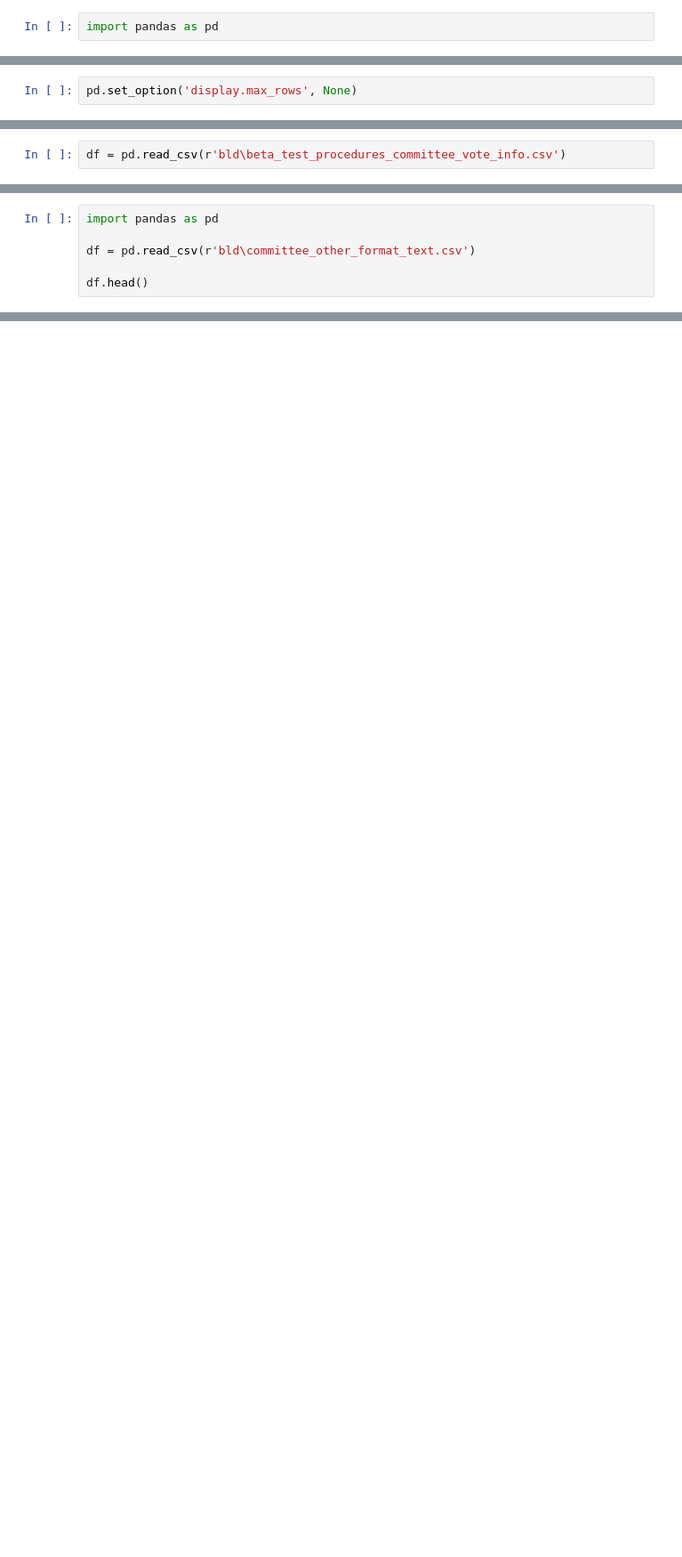
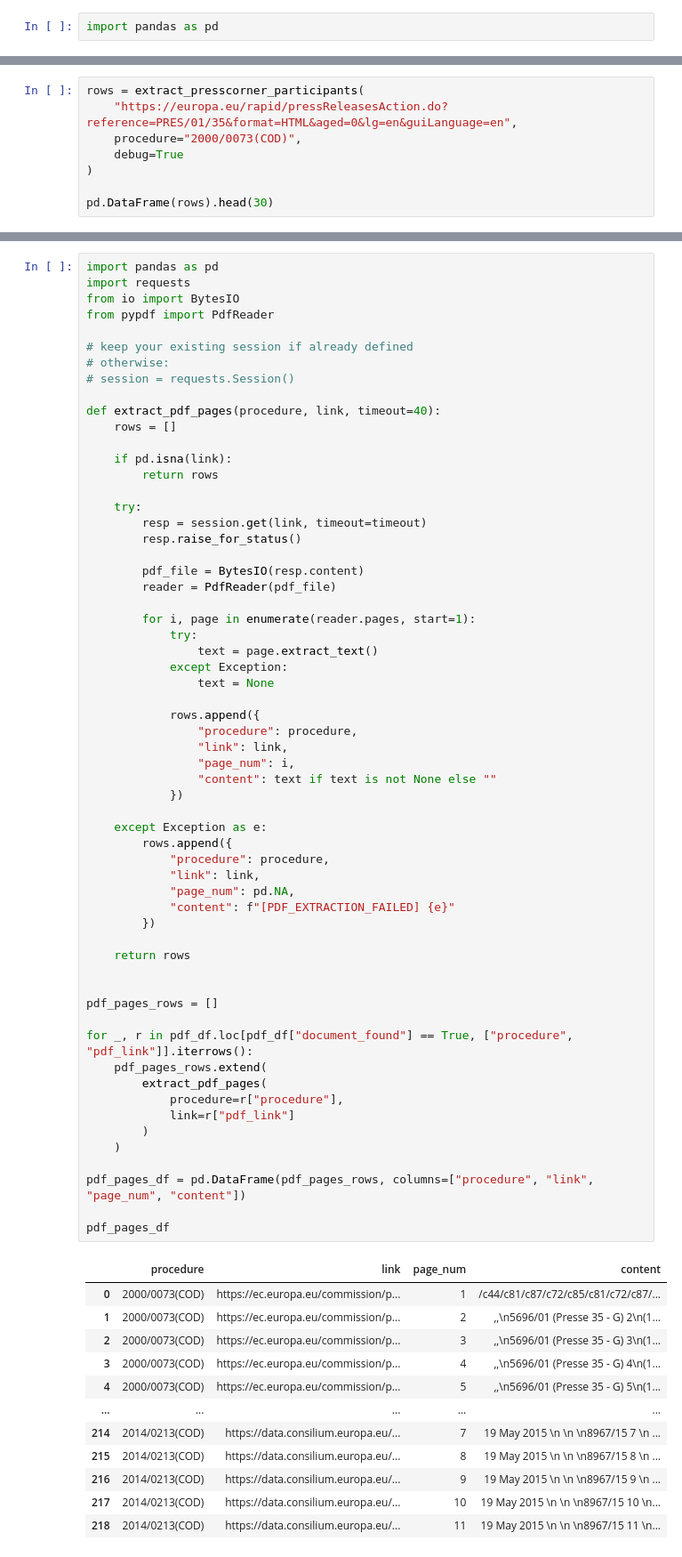
Before and after one commit to Palit2308/eu_legislation, a Jupyter notebook: scrapper/scrape_oeil_landing_page.ipynb, the cells around one changed output, grey strips where cells are left out. Shown at 89% size. Cells and saved outputs as stored; diff of their text form; blank space fills up the shorter version.

```diff
--- a/scrapper/scrape_oeil_landing_page.ipynb
+++ b/scrapper/scrape_oeil_landing_page.ipynb
@@ -3389,2 +573,0 @@ df.tail()
-# %%
-pd.set_option('display.max_rows', None)
@@ -3566,2 +573,0 @@ df_rollcalls_long.shape
-# %%
-df = pd.read_csv(r'bld\beta_test_procedures_committee_vote_info.csv')
@@ -3581,6 +573,0 @@ df_timeline = pd.read_csv(r'bld\test_procedures_timeline.csv')
-# %%
-import pandas as pd
-
-df = pd.read_csv(r'bld\committee_other_format_text.csv')
-
-df.head()
@@ -6746,0 +894,8 @@ found structured opinion table for committee == COMMITTEE ON WOMEN'S RIGHTS AND
+# %%
+rows = extract_presscorner_participants(
+    "https://europa.eu/rapid/pressReleasesAction.do?reference=PRES/01/35&format=HTML&aged=0&lg=en&guiLanguage=en",
+    procedure="2000/0073(COD)",
+    debug=True
+)
+
+pd.DataFrame(rows).head(30)
@@ -6746,0 +1770,73 @@ found structured opinion table for committee == COMMITTEE ON WOMEN'S RIGHTS AND
+# %%
+import pandas as pd
+import requests
+from io import BytesIO
+from pypdf import PdfReader
+
+# keep your existing session if already defined
+# otherwise:
+# session = requests.Session()
+
+def extract_pdf_pages(procedure, link, timeout=40):
+    rows = []
+
+    if pd.isna(link):
+        return rows
+
+    try:
+        resp = session.get(link, timeout=timeout)
+        resp.raise_for_status()
+
+        pdf_file = BytesIO(resp.content)
+        reader = PdfReader(pdf_file)
+
+        for i, page in enumerate(reader.pages, start=1):
+            try:
+                text = page.extract_text()
+            except Exception:
+                text = None
+
+            rows.append({
+                "procedure": procedure,
+                "link": link,
+                "page_num": i,
+                "content": text if text is not None else ""
+            })
+
+    except Exception as e:
+        rows.append({
+            "procedure": procedure,
+            "link": link,
+            "page_num": pd.NA,
+            "content": f"[PDF_EXTRACTION_FAILED] {e}"
+        })
+
+    return rows
+
+
+pdf_pages_rows = []
+
+for _, r in pdf_df.loc[pdf_df["document_found"] == True, ["procedure", "pdf_link"]].iterrows():
+    pdf_pages_rows.extend(
+        extract_pdf_pages(
+            procedure=r["procedure"],
+            link=r["pdf_link"]
+        )
+    )
+
+pdf_pages_df = pd.DataFrame(pdf_pages_rows, columns=["procedure", "link", "page_num", "content"])
+
+pdf_pages_df
+# %% [output]
+|  | procedure | link | page_num | content |
+| 0 | 2000/0073(COD) | https://ec.europa.eu/commission/p... | 1 | /c44/c81/c87/c72/c85/c81/c72/c87/... |
+| 1 | 2000/0073(COD) | https://ec.europa.eu/commission/p... | 2 | ,,\n5696/01 (Presse 35 - G) 2\n(1... |
+| 2 | 2000/0073(COD) | https://ec.europa.eu/commission/p... | 3 | ,,\n5696/01 (Presse 35 - G) 3\n(1... |
+| 3 | 2000/0073(COD) | https://ec.europa.eu/commission/p... | 4 | ,,\n5696/01 (Presse 35 - G) 4\n(1... |
+| 4 | 2000/0073(COD) | https://ec.europa.eu/commission/p... | 5 | ,,\n5696/01 (Presse 35 - G) 5\n(1... |
+| ... | ... | ... | ... | ... |
+| 214 | 2014/0213(COD) | https://data.consilium.europa.eu/... | 7 | 19 May 2015 \n \n \n8967/15 7 \n ... |
+| 215 | 2014/0213(COD) | https://data.consilium.europa.eu/... | 8 | 19 May 2015 \n \n \n8967/15 8 \n ... |
+| 216 | 2014/0213(COD) | https://data.consilium.europa.eu/... | 9 | 19 May 2015 \n \n \n8967/15 9 \n ... |
+| 217 | 2014/0213(COD) | https://data.consilium.europa.eu/... | 10 | 19 May 2015 \n \n \n8967/15 10 \n... |
+| 218 | 2014/0213(COD) | https://data.consilium.europa.eu/... | 11 | 19 May 2015 \n \n \n8967/15 11 \n... |
```
Also changed, not shown: parts of 73 cells of this notebook, 9 other files.
